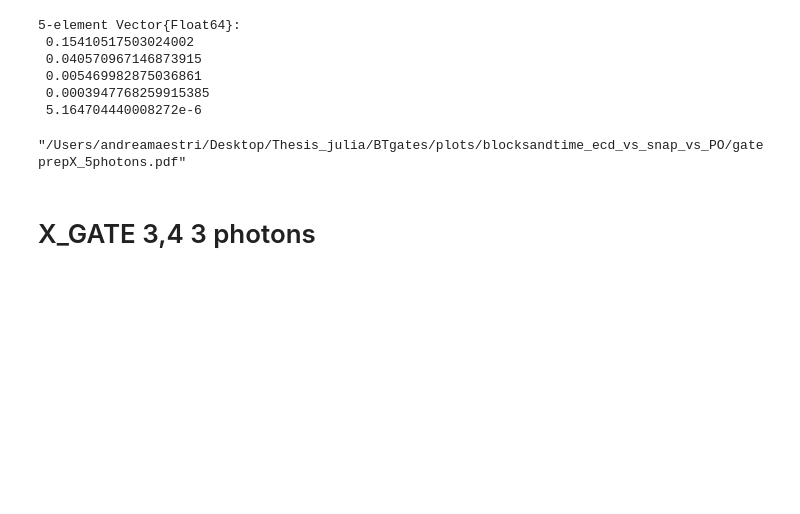
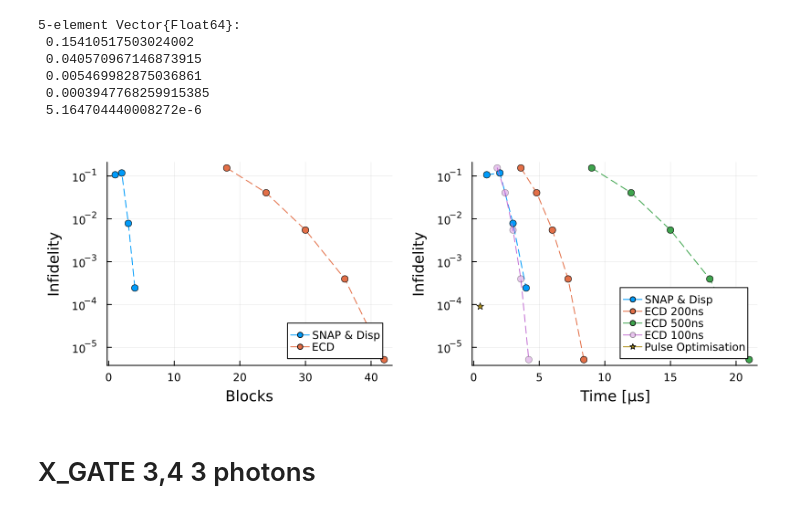
Before and after one commit to AndreaMaestri18/Opt3DQalgs, a Jupyter notebook: BTgates/src/plots_and_analysis/infidelity_comparison_plots.ipynb, the cells around one changed output. Cells and saved outputs as stored; diff of their text form; code cells hidden in the pictures; blank space fills up the shorter version.

```diff
--- a/BTgates/src/plots_and_analysis/infidelity_comparison_plots.ipynb
+++ b/BTgates/src/plots_and_analysis/infidelity_comparison_plots.ipynb
@@ -98,14 +98,14 @@ infidelities_ecd = [
 # %%
 plot([i for i in 1:4],infidelities_snap_disp, label= "SNAP & Disp", linestyle=:dash, marker = :circle, xlabel="Blocks", ylabel="Infidelity", yaxis=:log, fmt = :PDF, yticks=exp10.(range(-16, stop=0, length=17)), legend=:bottomright, layout=2, subplot=1, size=(800,300), margin=5mm)
 plot!([i for i in 18:6:42],infidelities_ecd, label= "ECD", linestyle=:dash, marker = :circle, xlabel="Blocks", ylabel="Infidelity", yaxis=:log, fmt = :PDF, yticks=exp10.(range(-16, stop=0, length=17)), subplot=1)
 plot!([i for i in 1:4],infidelities_snap_disp, label= "SNAP & Disp", linestyle=:dash, marker = :circle, xlabel="Time [μs]", ylabel="Infidelity", yaxis=:log, fmt = :PDF, yticks=exp10.(range(-16, stop=0, length=17)), legend=:bottomright, layout=2, subplot=2)
 plot!([i*0.2 for i in 18:6:42],infidelities_ecd, label= "ECD 200ns", linestyle=:dash, marker = :circle, xlabel="Time [μs]", ylabel="Infidelity", yaxis=:log, fmt = :PDF, yticks=exp10.(range(-16, stop=0, length=17)), subplot=2)
 plot!([i*0.5 for i in 18:6:42],infidelities_ecd, label= "ECD 500ns", linestyle=:dash, marker = :circle, xlabel="Time [μs]", ylabel="Infidelity", yaxis=:log, fmt = :PDF, yticks=exp10.(range(-16, stop=0, length=17)), subplot=2)
 plot!([i*0.1 for i in 18:6:42],infidelities_ecd, label= "ECD 100ns", linestyle=:dash,  markeralpha= 0.4, marker = :circle, xlabel="Time [μs]", ylabel="Infidelity", yaxis=:log, fmt = :PDF, yticks=exp10.(range(-16, stop=0, length=17)), subplot=2)
 plot!([0.5], [9e-5],label= "Pulse Optimisation", linestyle=:dash, marker = :star, xlabel="Time [μs]", ylabel="Infidelity", yaxis=:log, fmt = :PDF, yticks=exp10.(range(-16, stop=0, length=17)), subplot=2)
-savefig("../../plots/blocksandtime_ecd_vs_snap_vs_PO/gateprepX_5photons.pdf")
+#savefig("../../plots/blocksandtime_ecd_vs_snap_vs_PO/gateprepX_5photons.pdf")
 # %% [output]
-"/Users/andreamaestri/Desktop/Thesis_julia/BTgates/plots/blocksandtime_ecd_vs_snap_vs_PO/gateprepX_5photons.pdf"
+[figure, added]
 # %% [markdown]
 # X_GATE 3,4 3 photons
 # %%
```
Also changed, not shown: 16 other files.
